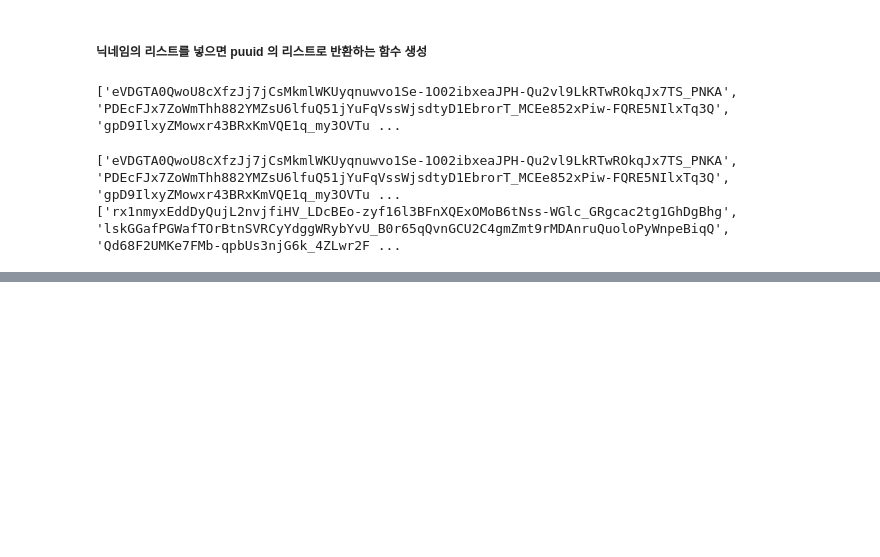
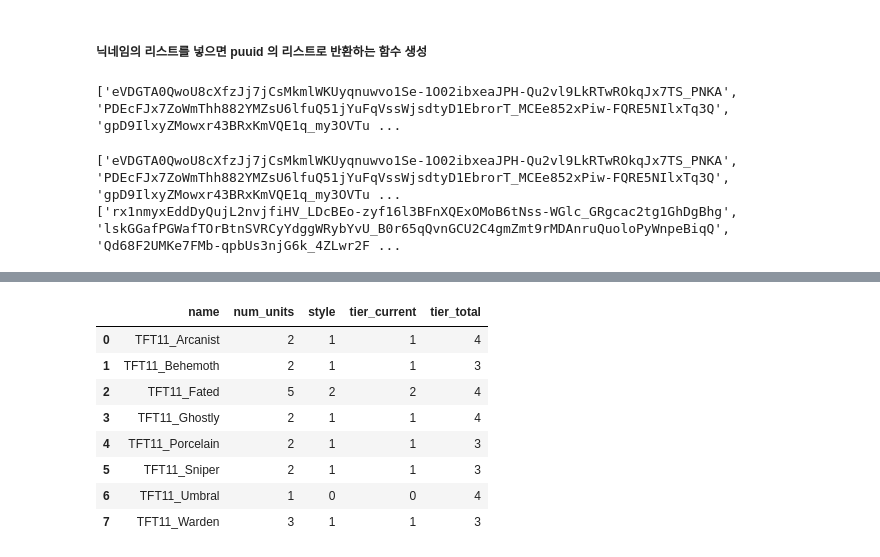
Before and after one commit to interspace719/Final-Project-A09-, a Jupyter notebook: 롤토체스 api 조회.ipynb, the cells around one changed output, grey strips where cells are left out. Cells and saved outputs as stored; diff of their text form; code cells hidden in the pictures; blank space fills up the shorter version.

Commit message:
특정 게임 1인의 최종 덱 조회까지
게임 아이디 하나를 추출
그 게임 아이디 참가자 중 한명의
덱 구성과 활성화한 시너지 까지 조회

```diff
--- a/롤토체스 api 조회.ipynb
+++ b/롤토체스 api 조회.ipynb
@@ -188,0 +225,12 @@ print(grandmaster_puuid_list[:3])
+# %%
+# 리스트에서 첫번째 GAME ID 를 선택
+first_game_id = game_id[0]
+
+# 첫번쨰 GAEM ID 를 API 를 통해 게임 데이터 조회
+game_result_url = "https://Asia.api.riotgames.com/tft/" + f"match/v1/matches/{first_game_id}"
+
+# 조회한 결과를 game_result 에 저장
+game_result = requests.get(game_result_url, headers=request_header).json()
+
+# 확인
+print(type(game_result)) #json타입 확인
@@ -188,0 +242,4 @@ print(grandmaster_puuid_list[:3])
+# %%
+participants = pd.DataFrame(game_result['info']['participants'])
+
+participants[:1]  ## 한게임에 8명이 참가하므로 총 8개의 데이터가 생기는 것을 확인
@@ -188,0 +249,16 @@ print(grandmaster_puuid_list[:3])
+# %%
+# 게임 참가자 중 첫번째 유저가 활성화한 시너지의 정보 조회
+
+first_user_trait = pd.DataFrame(participants.loc[0, 'traits'])
+
+first_user_trait # num_units 는 유닛수, tier_current / tier_total 총 몇단계까지 있는 시너지에서 현재 몇단계까지 켰는지
+# %% [output]
+|  | name | num_units | style | tier_current | tier_total |
+| 0 | TFT11_Arcanist | 2 | 1 | 1 | 4 |
+| 1 | TFT11_Behemoth | 2 | 1 | 1 | 3 |
+| 2 | TFT11_Fated | 5 | 2 | 2 | 4 |
+| 3 | TFT11_Ghostly | 2 | 1 | 1 | 4 |
+| 4 | TFT11_Porcelain | 2 | 1 | 1 | 3 |
+| 5 | TFT11_Sniper | 2 | 1 | 1 | 3 |
+| 6 | TFT11_Umbral | 1 | 0 | 0 | 4 |
+| 7 | TFT11_Warden | 3 | 1 | 1 | 3 |
```
Also changed, not shown: parts of 8 cells of this notebook, 1 other file.
